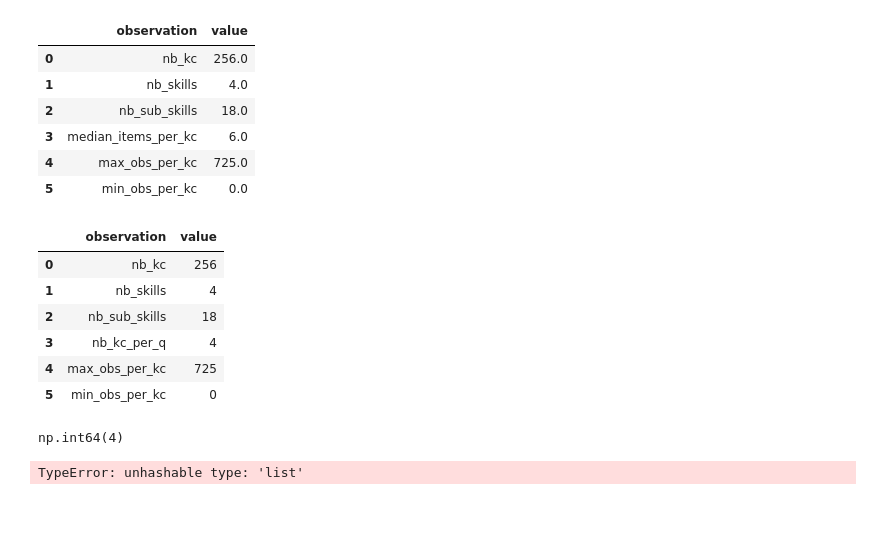
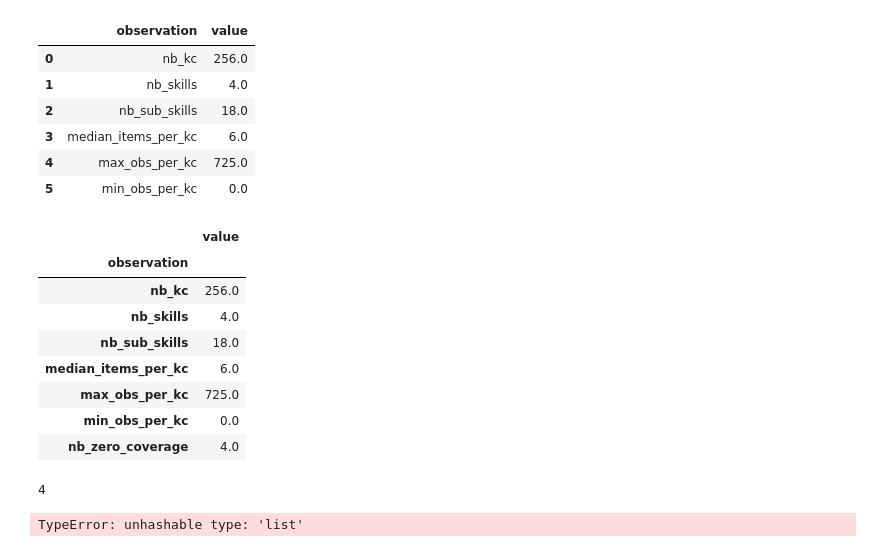
Before and after one commit to mailysg8/ai-student-progress-tracker, a Jupyter notebook: notebooks/initial_eda.ipynb, the cells around one changed output. Drawn from its saved outputs; the diff is of its cells as text; code cells hidden in the pictures; blank space fills up the shorter version.

Commit message:
Completed EDA section and started data science approach

```diff
--- a/notebooks/initial_eda.ipynb
+++ b/notebooks/initial_eda.ipynb
@@ -295,33 +295,37 @@ kc_summary
 | 4 | max_obs_per_kc | 725.0 |
 | 5 | min_obs_per_kc | 0.0 |
 # %%
-pd.DataFrame({
-            'observation': ['nb_kc',
-                            'nb_skills',
-                            'nb_sub_skills',
-                            'nb_kc_per_q',
-                            'max_obs_per_kc',
-                            'min_obs_per_kc'] ,
-            'value' : [kc_coverage['kc_id'].nunique(),
-                       4,
-                       18,
-                       q_to_kc['nb_kc_covered'].max(),
-                       kc_coverage['num_items'].max()*student_observations['student_id'].nunique(),
-                       kc_coverage['num_items'].min()*student_observations['student_id'].nunique()
-                       ]
-                       })
+kc_summary = pd.DataFrame({
+        'observation': ['nb_kc',
+                        'nb_skills',
+                        'nb_sub_skills',
+                        'median_items_per_kc',
+                        'max_obs_per_kc',
+                        'min_obs_per_kc',
+                        'nb_zero_coverage'] ,
+        'value' : [kc_coverage['kc_id'].nunique(),
+                    4,
+                    18,
+                    kc_coverage['num_items'].median(),
+                    kc_coverage['num_items'].max()*student_observations['student_id'].nunique(),
+                    kc_coverage['num_items'].min()*student_observations['student_id'].nunique(),
+                    kc_coverage[kc_coverage['num_items']==0]['kc_id'].nunique()
+                    ]}).set_index('observation')
+kc_summary
 # %% [output]
-|  | observation | value |
-| 0 | nb_kc | 256 |
-| 1 | nb_skills | 4 |
-| 2 | nb_sub_skills | 18 |
-| 3 | nb_kc_per_q | 4 |
-| 4 | max_obs_per_kc | 725 |
-| 5 | min_obs_per_kc | 0 |
+|  | value |
+| observation |  |
+| nb_kc | 256.0 |
+| nb_skills | 4.0 |
+| nb_sub_skills | 18.0 |
+| median_items_per_kc | 6.0 |
+| max_obs_per_kc | 725.0 |
+| min_obs_per_kc | 0.0 |
+| nb_zero_coverage | 4.0 |
 # %%
-q_to_kc['nb_kc_covered'].max()
+kc_coverage[kc_coverage['num_items']==0]['kc_id'].nunique()
 # %% [output]
-np.int64(4)
+4
 # %%
 kc_nodes = pd.read_csv('../data/raw/kc_nodes.csv')
 # %%
```
Also changed, not shown: parts of 12 cells of this notebook, 9 other files.
